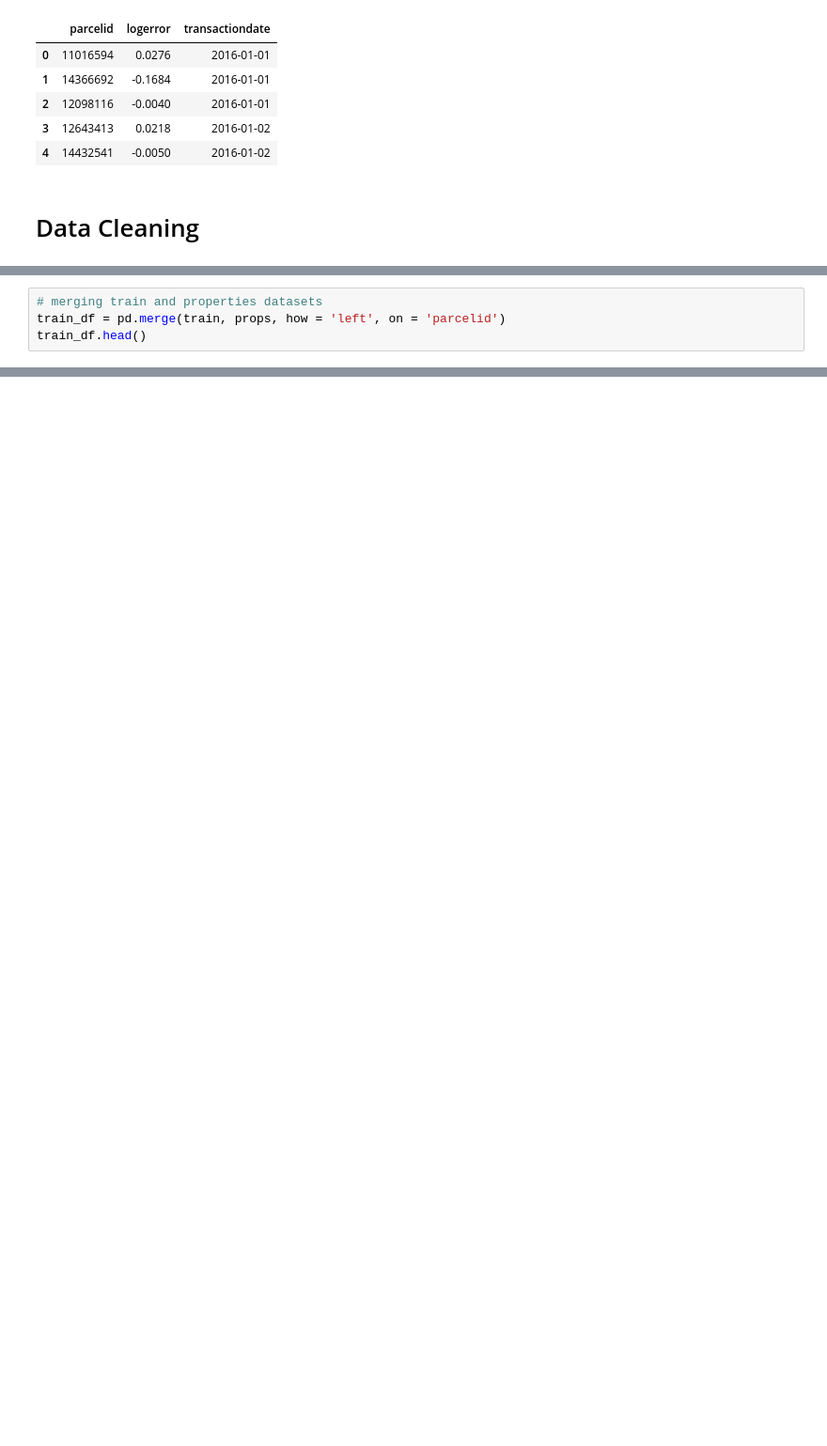
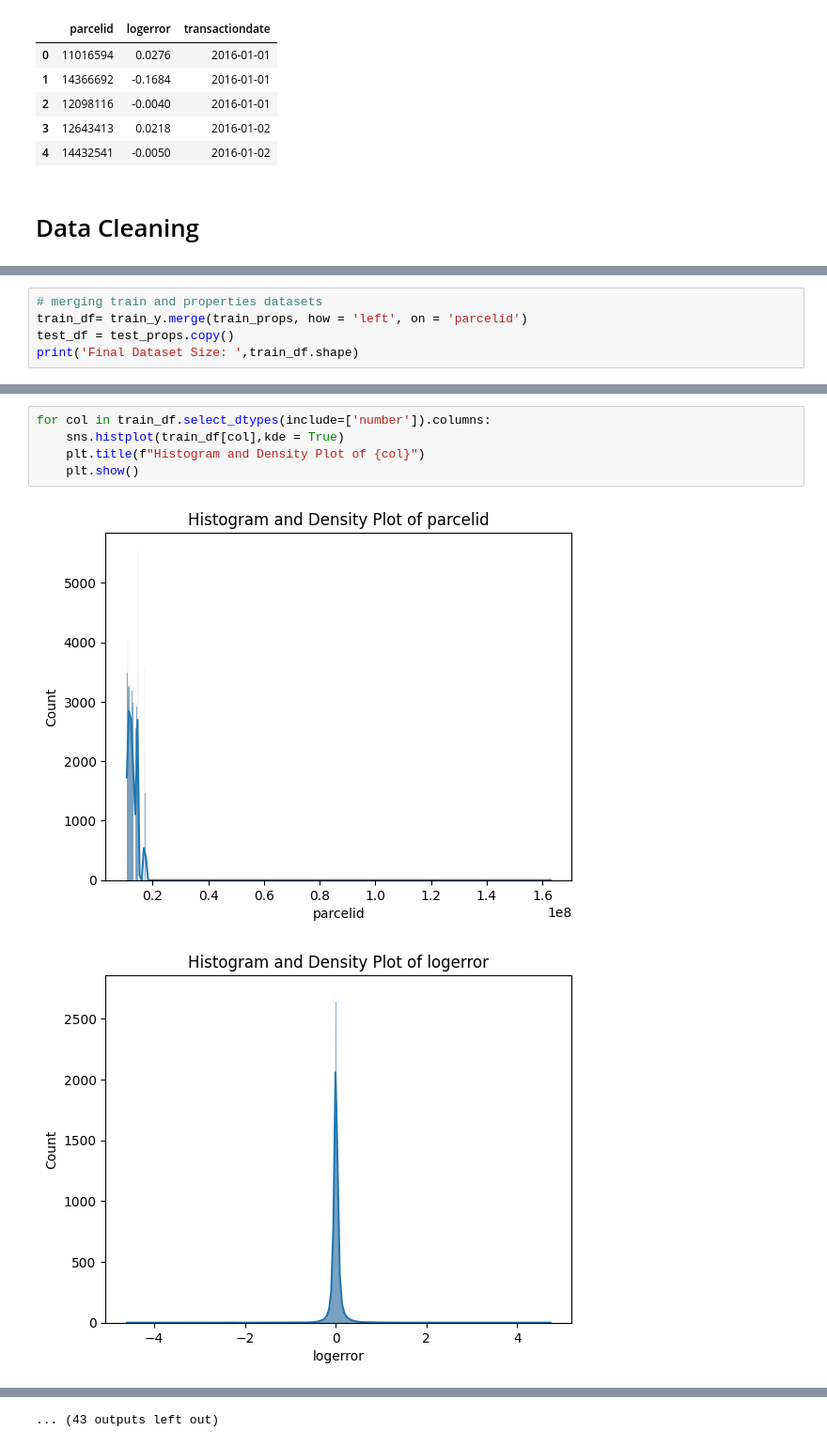
Before and after one commit to efazHossain/DATA-4380, a Jupyter notebook: Projects/TabularData/Zillow_Price.ipynb, the cells around one changed output, grey strips where cells are left out. Shown at 94% size. Drawn from its saved outputs; the diff is of its cells as text; blank space fills up the shorter version.

```diff
--- a/Projects/TabularData/Zillow_Price.ipynb
+++ b/Projects/TabularData/Zillow_Price.ipynb
@@ -134,5 +90,6 @@ props.head()
 # %%
 # merging train and properties datasets
-train_df = pd.merge(train, props, how = 'left', on = 'parcelid')
-train_df.head()
+train_df= train_y.merge(train_props, how = 'left', on = 'parcelid')
+test_df = test_props.copy()
+print('Final Dataset Size: ',train_df.shape)
 # %% [output]
@@ -139,0 +120,8 @@ KeyError: 'parcelid'
+# %%
+for col in train_df.select_dtypes(include=['number']).columns:
+    sns.histplot(train_df[col],kde = True)
+    plt.title(f"Histogram and Density Plot of {col}")
+    plt.show()
+# %% [output]
+[figure, added]
+[figure, added]
@@ -139,0 +138 @@ KeyError: 'parcelid'
+... (43 outputs left out)
```
Also changed, not shown: parts of 14 cells of this notebook.
